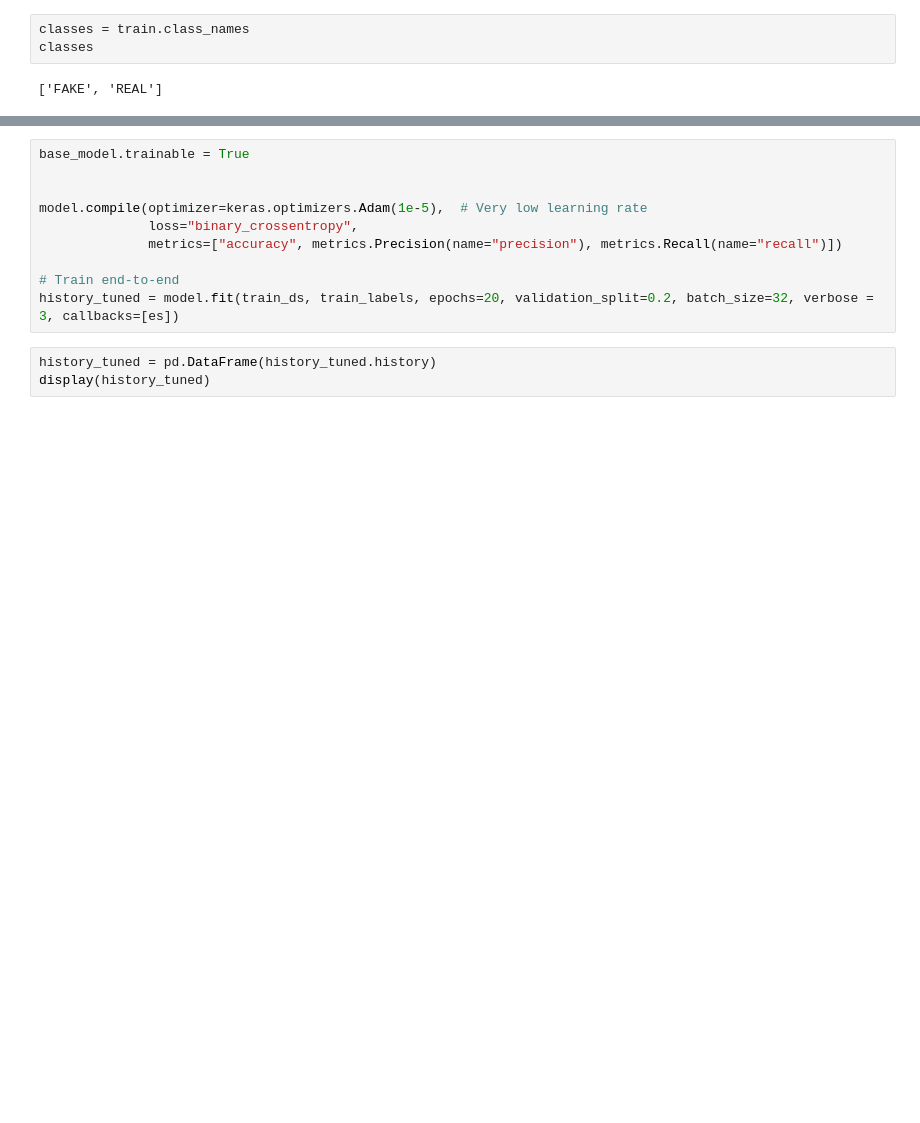
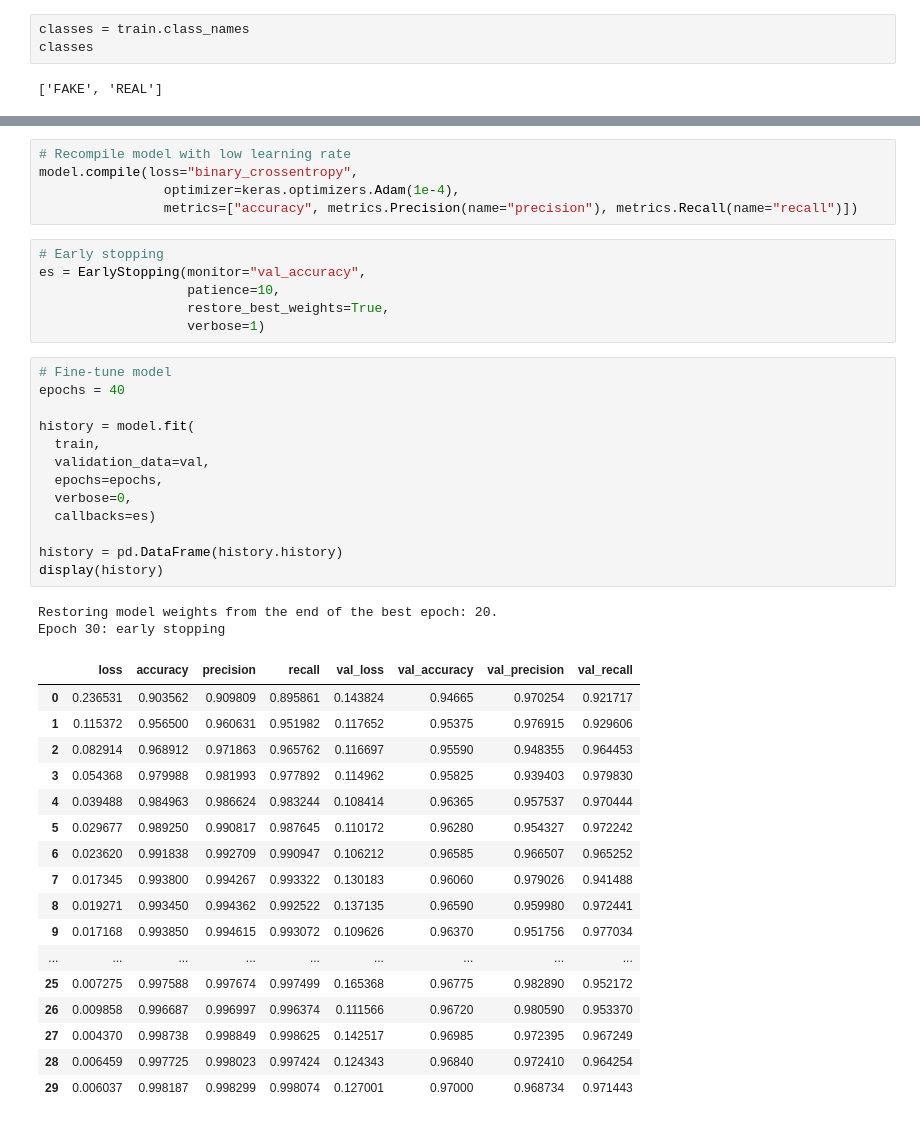
Before and after one commit to hsabraham28/mids_207_final_project, a Jupyter notebook: VGG.ipynb, the cells around one changed output, grey strips where cells are left out. Cells and saved outputs as stored; diff of their text form; blank space fills up the shorter version.

```diff
--- a/VGG.ipynb
+++ b/VGG.ipynb
@@ -164,14 +153,45 @@ plt.show()
 # %%
-base_model.trainable = True
-
-
-model.compile(optimizer=keras.optimizers.Adam(1e-5),  # Very low learning rate
-              loss="binary_crossentropy",
-              metrics=["accuracy", metrics.Precision(name="precision"), metrics.Recall(name="recall")])
-
-# Train end-to-end
-history_tuned = model.fit(train_ds, train_labels, epochs=20, validation_split=0.2, batch_size=32, verbose = 3, callbacks=[es])
+# Recompile model with low learning rate
+model.compile(loss="binary_crossentropy",
+                optimizer=keras.optimizers.Adam(1e-4),
+                metrics=["accuracy", metrics.Precision(name="precision"), metrics.Recall(name="recall")])
-# %%
-history_tuned = pd.DataFrame(history_tuned.history)
-display(history_tuned)
+# %%
+# Early stopping
+es = EarlyStopping(monitor="val_accuracy",
+                   patience=10,
+                   restore_best_weights=True,
+                   verbose=1)
+# %%
+# Fine-tune model
+epochs = 40
+
+history = model.fit(
+  train,
+  validation_data=val,
+  epochs=epochs,
+  verbose=0,
+  callbacks=es)
+
+history = pd.DataFrame(history.history)
+display(history)
+# %% [output]
+Restoring model weights from the end of the best epoch: 20.
+Epoch 30: early stopping
+|  | loss | accuracy | precision | recall | val_loss | val_accuracy | val_precision | val_recall |
+| 0 | 0.236531 | 0.903562 | 0.909809 | 0.895861 | 0.143824 | 0.94665 | 0.970254 | 0.921717 |
+| 1 | 0.115372 | 0.956500 | 0.960631 | 0.951982 | 0.117652 | 0.95375 | 0.976915 | 0.929606 |
+| 2 | 0.082914 | 0.968912 | 0.971863 | 0.965762 | 0.116697 | 0.95590 | 0.948355 | 0.964453 |
+| 3 | 0.054368 | 0.979988 | 0.981993 | 0.977892 | 0.114962 | 0.95825 | 0.939403 | 0.979830 |
+| 4 | 0.039488 | 0.984963 | 0.986624 | 0.983244 | 0.108414 | 0.96365 | 0.957537 | 0.970444 |
+| 5 | 0.029677 | 0.989250 | 0.990817 | 0.987645 | 0.110172 | 0.96280 | 0.954327 | 0.972242 |
+| 6 | 0.023620 | 0.991838 | 0.992709 | 0.990947 | 0.106212 | 0.96585 | 0.966507 | 0.965252 |
+| 7 | 0.017345 | 0.993800 | 0.994267 | 0.993322 | 0.130183 | 0.96060 | 0.979026 | 0.941488 |
+| 8 | 0.019271 | 0.993450 | 0.994362 | 0.992522 | 0.137135 | 0.96590 | 0.959980 | 0.972441 |
+| 9 | 0.017168 | 0.993850 | 0.994615 | 0.993072 | 0.109626 | 0.96370 | 0.951756 | 0.977034 |
+| ... | ... | ... | ... | ... | ... | ... | ... | ... |
+| 25 | 0.007275 | 0.997588 | 0.997674 | 0.997499 | 0.165368 | 0.96775 | 0.982890 | 0.952172 |
+| 26 | 0.009858 | 0.996687 | 0.996997 | 0.996374 | 0.111566 | 0.96720 | 0.980590 | 0.953370 |
+| 27 | 0.004370 | 0.998738 | 0.998849 | 0.998625 | 0.142517 | 0.96985 | 0.972395 | 0.967249 |
+| 28 | 0.006459 | 0.997725 | 0.998023 | 0.997424 | 0.124343 | 0.96840 | 0.972410 | 0.964254 |
+| 29 | 0.006037 | 0.998187 | 0.998299 | 0.998074 | 0.127001 | 0.97000 | 0.968734 | 0.971443 |
 # %%
```
Also changed, not shown: parts of 23 cells of this notebook.
